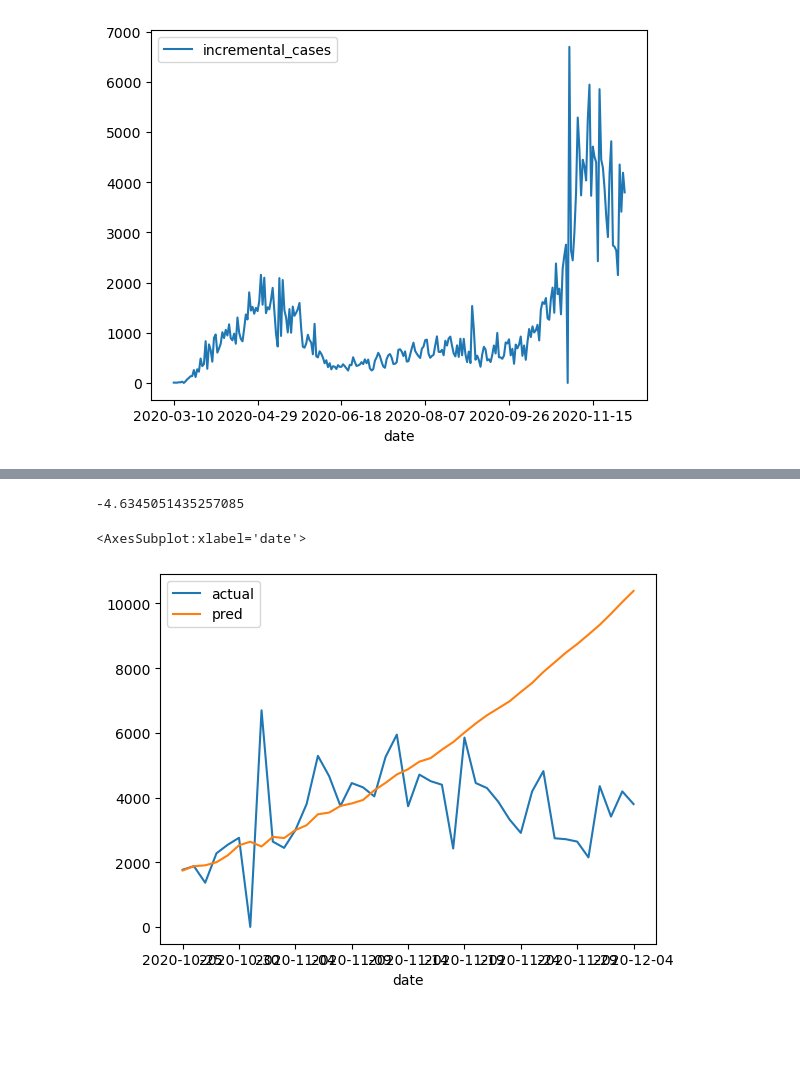
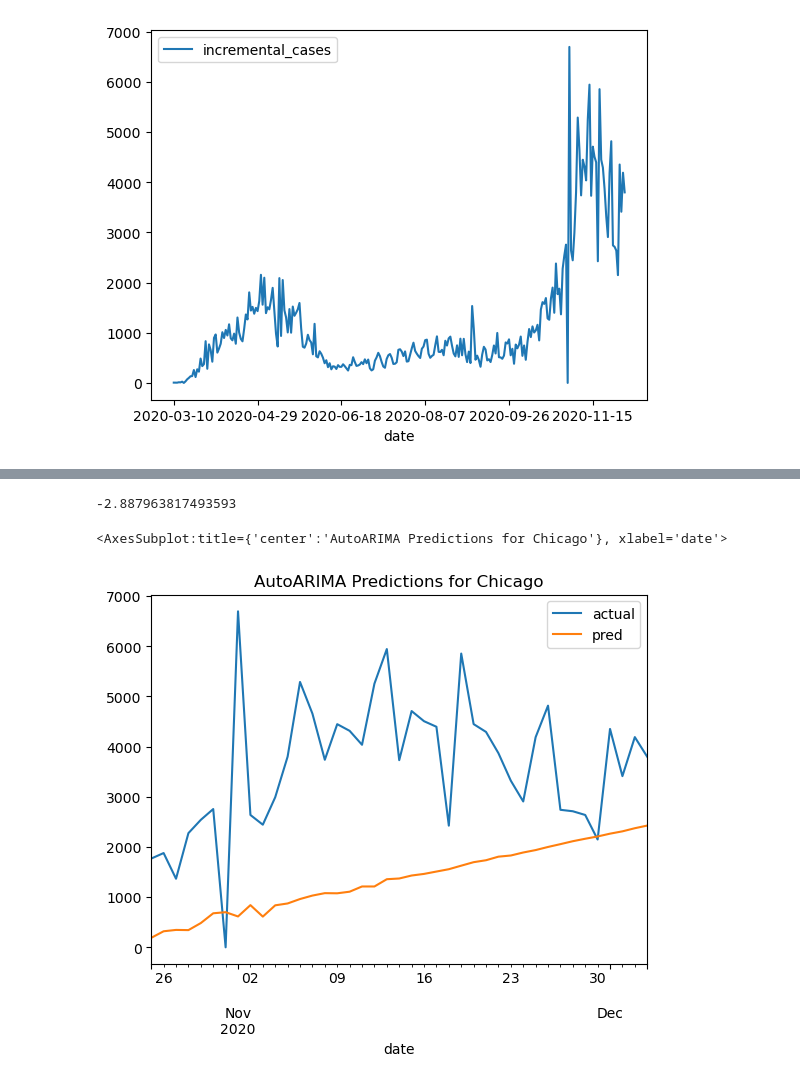
Before and after one commit to songalal/datascienceproject390, a Jupyter notebook: auto arima thing.ipynb, the cells around one changed output, grey strips where cells are left out. Cells and saved outputs as stored; diff of their text form; code cells hidden in the pictures; blank space fills up the shorter version.

```diff
--- a/auto arima thing.ipynb
+++ b/auto arima thing.ipynb
@@ -411,34 +431,34 @@ print(f'Best ARIMA parameters: {best_cfg} with MSE: {best_score}')
 Best ARIMA parameters: (10, 10, 10, 10) with MSE: 879.8309273417119
 # %%
 model = auto_arima(y=train['incremental_cases'].dropna(),max_q=10,max_Q=10,
-                                         max_p=10, max_P=10,d=2).fit(train['incremental_cases'])
+                                         max_p=10, max_P=10,d=1).fit(train['incremental_cases'])
 
 pred = model.predict(41)
 
 
 predictTest = pd.DataFrame(pred)
 predictTest.columns=['incremental_cases']
 
 foo = pd.DataFrame(model.fittedvalues(), columns=['incremental_cases'])
 
 foo.iloc[0,0] = diffDf.iloc[0,0]
 foo = foo.cumsum()
 
 firstVal = foo.iloc[-1,0].copy()
 
 fooooo = predictTest.copy()
 finalIncrementPreds = fromTestDiffToActualInc(fooooo, firstVal)
 
 
 
 r2 = r2_score(chicago.iloc[split:, :].incremental_cases, finalIncrementPreds)
 print(r2)
 
 prediction = pd.DataFrame({'actual':chicago.iloc[split:, :].incremental_cases.reset_index(drop = True),
               'pred':finalIncrementPreds.incremental_cases.reset_index(drop = True)})
-prediction['date'] = test.index
-prediction.plot(x = 'date', y = ['actual', 'pred'])
+prediction['date'] = pd.to_datetime(test.index)
+prediction.plot(x = 'date', y = ['actual', 'pred'], title='AutoARIMA Predictions for Chicago')
 # %% [output]
--4.6345051435257085
+-2.887963817493593
-<AxesSubplot:xlabel='date'>
+<AxesSubplot:title={'center':'AutoARIMA Predictions for Chicago'}, xlabel='date'>
-[figure, old version]
+[figure, new version]
```
Also changed, not shown: parts of 9 cells of this notebook, 4 other files.
